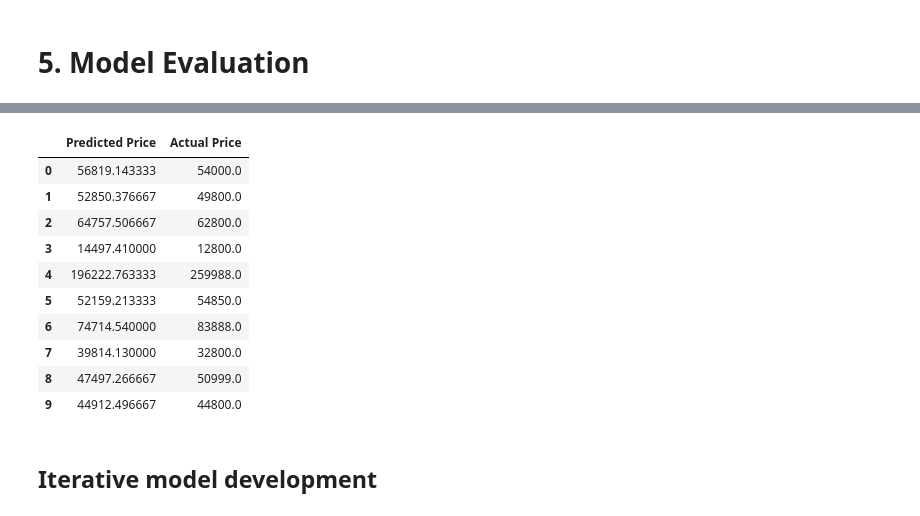
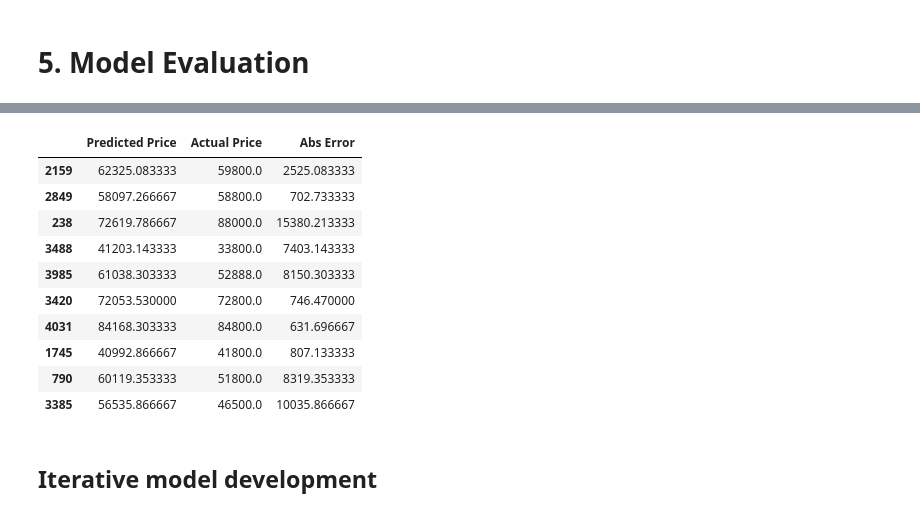
Before and after one commit to jafarnz/MLDP-CarPrediction, a Jupyter notebook: JAFAR.ipynb, the cells around one changed output, grey strips where cells are left out. Drawn from its saved outputs; the diff is of its cells as text; code cells hidden in the pictures.

```diff
--- a/JAFAR.ipynb
+++ b/JAFAR.ipynb
@@ -410,10 +422,26 @@ for col in df_model[col_categorical]:
 y = df_model[col_y] ## Select target column
 
 col_irrelevant_model = [col_y]
-X = df_model.drop(col_irrelevant_model, axis=1) ## Select feature columns
+X_raw = df_model.drop(col_irrelevant_model, axis=1) ## Select feature columns
 
 ## One-Hot Encoding
-X = pd.get_dummies(X, drop_first=True) ## Remove redundant information
+X = pd.get_dummies(X_raw, drop_first=True) ## Remove redundant information
 print("Final features used:", X.shape[1])
-X
+
+# Explicit proof that categorical columns are OHE'd
+print("Contains Type_ columns:", any(col.startswith("Type_") for col in X.columns))
+print("Contains Transmission_ columns:", any(col.startswith("Transmission_") for col in X.columns))
+print("Contains Brand_Main_ columns:", any(col.startswith("Brand_Main_") for col in X.columns))
+print("Object columns left in X:", X.select_dtypes(include=['object']).shape[1])
+
+# Show actual OHE columns for Type / Transmission / Brand_Main
+ohe_cols = [col for col in X.columns if col.startswith("Type_") or col.startswith("Transmission_") or col.startswith("Brand_Main_")]
+print("Number of OHE columns (Type/Transmission/Brand_Main):", len(ohe_cols))
+print("Sample OHE columns:", ohe_cols[:20])
+
+# Optional view: df_model with OHE for these exact columns
+df_model_ohe = pd.get_dummies(df_model, columns=["Type", "Transmission", "Brand_Main"], drop_first=True)
+print("df_model_ohe shape:", df_model_ohe.shape)
+
+X[ohe_cols].head(10)
 # %% [output]
@@ -549,36 +572,26 @@ Name: Price, dtype: float64
 Current best model before tuning: Random Forest
 Business metric used: MAE (average SGD prediction error).
 # %%
-## New data
-# For demonstration, we reuse cleaned data schema and predict with current best model.
-X_unseen = df_model.drop([col_y], axis=1).copy()
+## Test-set prediction preview (not full training data)
+df_prediction = pd.DataFrame({
+    "Predicted Price": current_best_model.predict(X_test),
+    "Actual Price": y_test
+})
+df_prediction["Abs Error"] = (df_prediction["Predicted Price"] - df_prediction["Actual Price"]).abs()
 
-col_dynamic_market = ["COE", "COE_Left_Years", "OMV", "ARF", "Dereg Value"]
-col_irrelevant_unseen = ["Unnamed: 18", "Reg_date", "Coe_left", "Brand", "Dep"] + col_dynamic_market
-col_irrelevant_unseen = [col for col in col_irrelevant_unseen if col in X_unseen.columns]
-X_unseen = X_unseen.drop(col_irrelevant_unseen, axis=1)
-
-## One-Hot Encoding and align columns with training data
-X_unseen = pd.get_dummies(X_unseen, drop_first=True)
-X_unseen = X_unseen.reindex(columns=X.columns, fill_value=0)
-
-## Predict
-df_prediction = pd.DataFrame()
-df_prediction["Predicted Price"] = current_best_model.predict(X_unseen)
-df_prediction["Actual Price"] = y.values
 df_prediction.head(10)
 # %% [output]
-|  | Predicted Price | Actual Price |
-| 0 | 56819.143333 | 54000.0 |
-| 1 | 52850.376667 | 49800.0 |
-| 2 | 64757.506667 | 62800.0 |
-| 3 | 14497.410000 | 12800.0 |
-| 4 | 196222.763333 | 259988.0 |
-| 5 | 52159.213333 | 54850.0 |
-| 6 | 74714.540000 | 83888.0 |
-| 7 | 39814.130000 | 32800.0 |
-| 8 | 47497.266667 | 50999.0 |
-| 9 | 44912.496667 | 44800.0 |
+|  | Predicted Price | Actual Price | Abs Error |
+| 2159 | 62325.083333 | 59800.0 | 2525.083333 |
+| 2849 | 58097.266667 | 58800.0 | 702.733333 |
+| 238 | 72619.786667 | 88000.0 | 15380.213333 |
+| 3488 | 41203.143333 | 33800.0 | 7403.143333 |
+| 3985 | 61038.303333 | 52888.0 | 8150.303333 |
+| 3420 | 72053.530000 | 72800.0 | 746.470000 |
+| 4031 | 84168.303333 | 84800.0 | 631.696667 |
+| 1745 | 40992.866667 | 41800.0 | 807.133333 |
+| 790 | 60119.353333 | 51800.0 | 8319.353333 |
+| 3385 | 56535.866667 | 46500.0 | 10035.866667 |
 # %% [markdown]
 ## Iterative model development
 # %%
```
Also changed, not shown: parts of 6 cells of this notebook, 2 other files.
